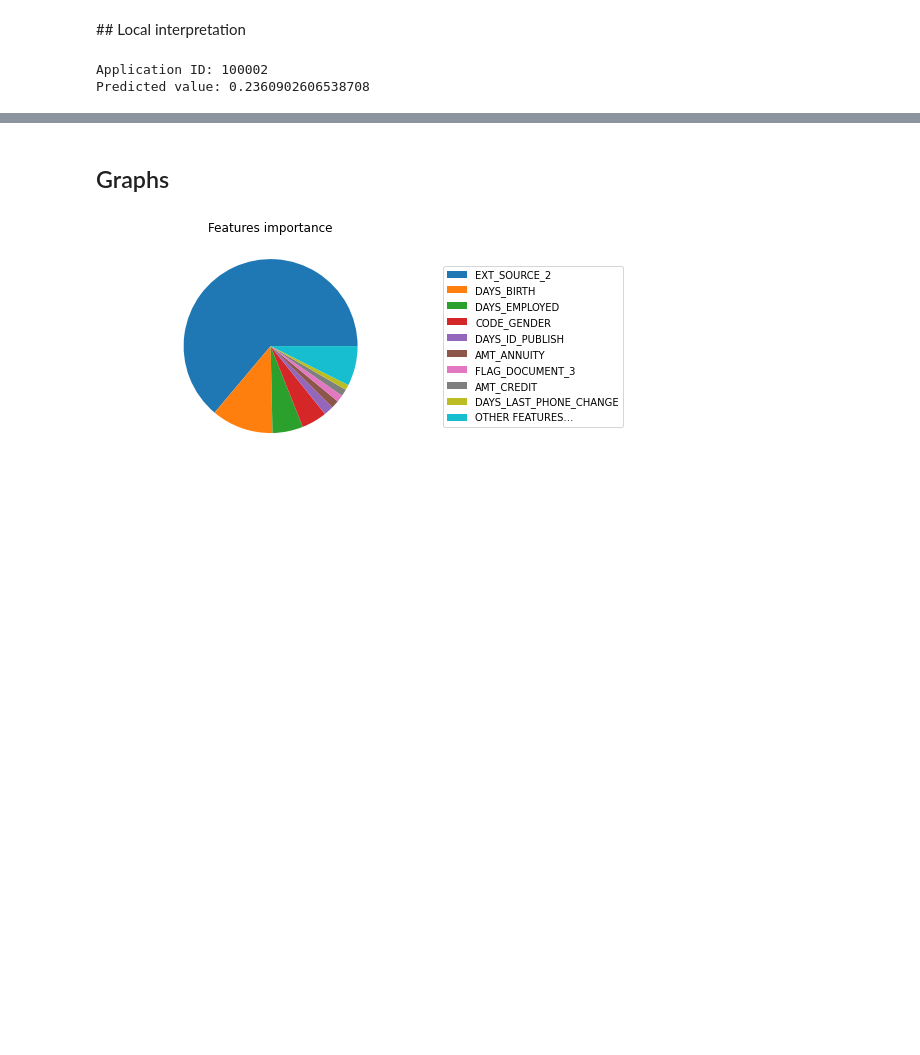
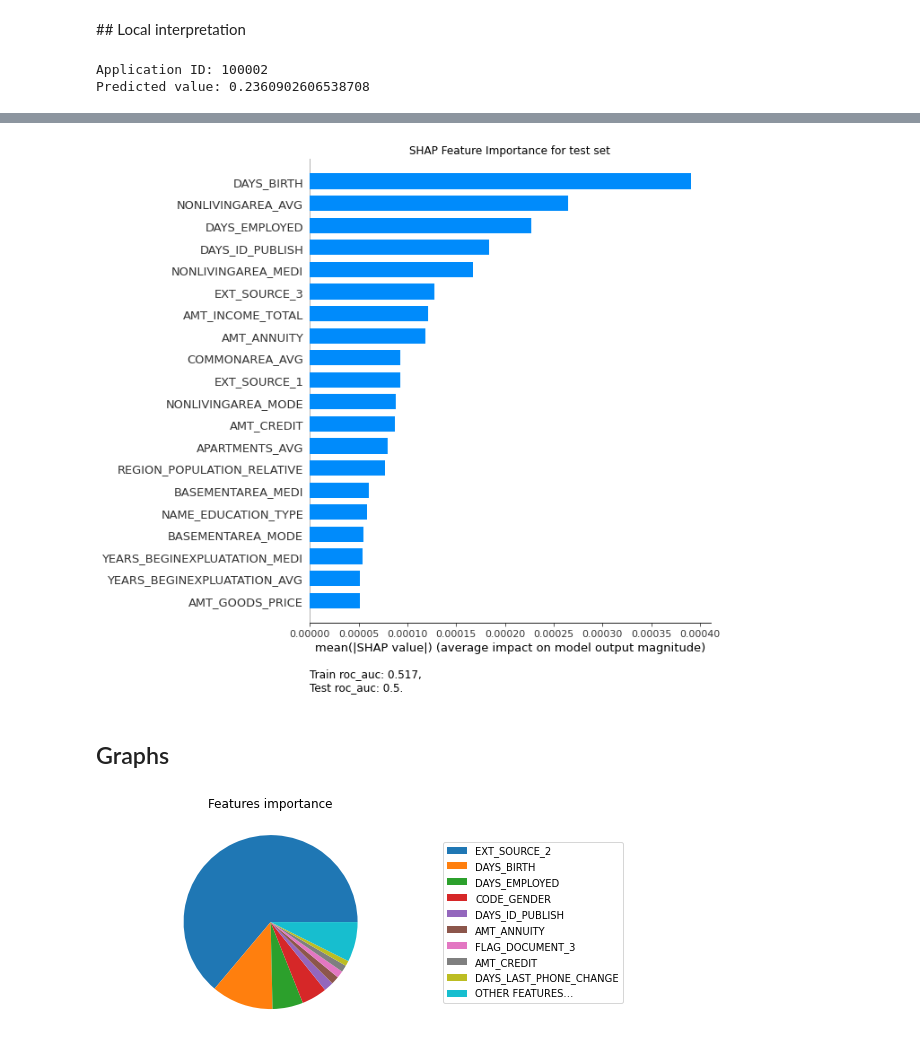
Before and after one commit to Teycir/Openclassrooms_project7, a Jupyter notebook: projet7_interpretation.ipynb, the cells around one changed output, grey strips where cells are left out. Drawn from its saved outputs; the diff is of its cells as text; code cells hidden in the pictures; blank space fills up the shorter version.

Commit message:
SHAP add

```diff
--- a/projet7_interpretation.ipynb
+++ b/projet7_interpretation.ipynb
@@ -323,0 +352,3 @@ Main features contributions:
+# %%
+imp_mean = SimpleImputer(strategy='mean')
+imp_mean.fit(data_train_original)
@@ -323,0 +357,21 @@ Main features contributions:
+# %%
+data_train_original_shap = pd.DataFrame(
+    imp_mean.transform(data_train_original),
+    columns=feature_names,
+    index=index
+)
+# %%
+
+
+# Prepare two samples
+X, y = make_classification(n_samples=307511,n_features =4, random_state=0)
+X = pd.DataFrame(data_train_original_shap, columns=feature_names)
+X_train, X_test, y_train, y_test = train_test_split(X, y, test_size=0.2, random_state=42)
+
+# Prepare and fit model. Remember about class_weight="balanced" or an equivalent.
+clf = RandomForestClassifier(n_estimators = 100, max_depth=2, random_state=0)
+clf = clf.fit(X_train, y_train)
+# %%
+shap_interpreter = ShapModelInterpreter(clf)
+feature_importance = shap_interpreter.fit_compute(X_train, X_test, y_train, y_test, approximate=False)
+feature_importance
@@ -324,3 +392,7 @@ Main features contributions:
+# %%
+ax = shap_interpreter.plot('importance')
+# %% [output]
+[figure, added]
 # %% [markdown]
 ## Graphs
 # %%
```
Also changed, not shown: parts of 11 cells of this notebook.
